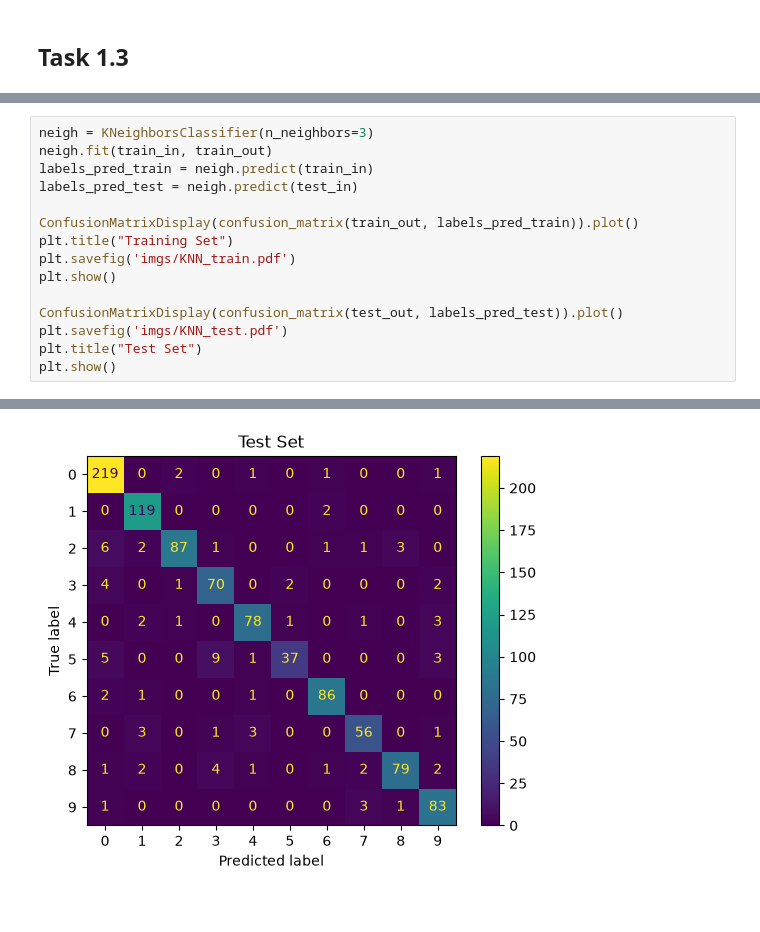
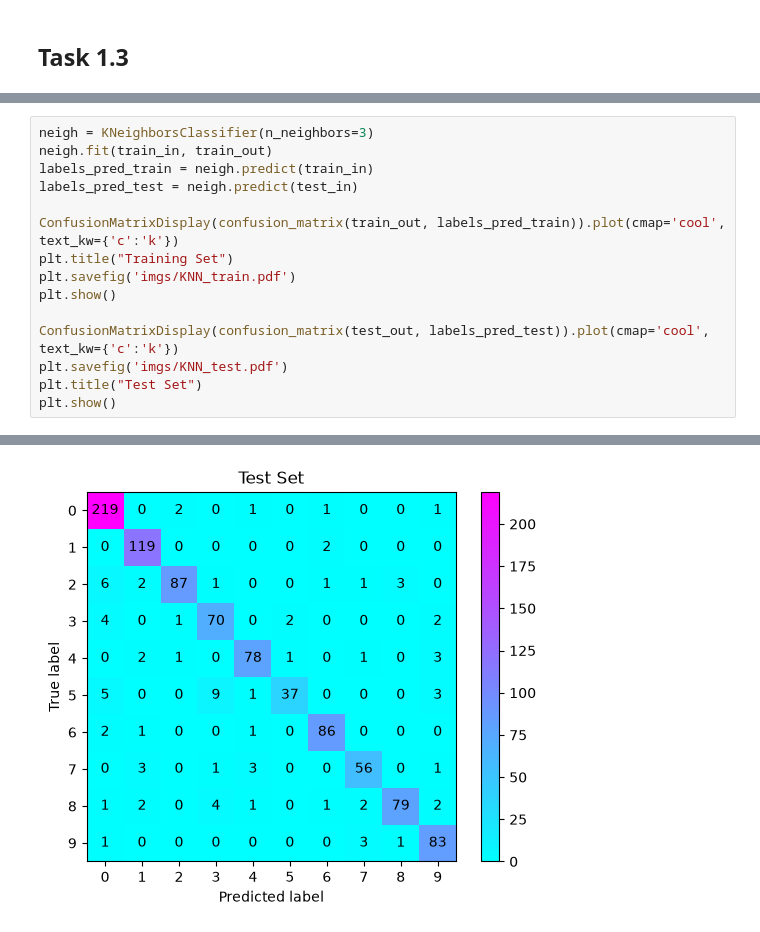
Before and after one commit to nielsklerk/IDL_Assignment0, a Jupyter notebook: task1.ipynb, the cells around one changed output, grey strips where cells are left out. Cells and saved outputs as stored; diff of their text form.

```diff
--- a/task1.ipynb
+++ b/task1.ipynb
@@ -201,12 +201,12 @@ neigh.fit(train_in, train_out)
 labels_pred_train = neigh.predict(train_in)
 labels_pred_test = neigh.predict(test_in)
 
-ConfusionMatrixDisplay(confusion_matrix(train_out, labels_pred_train)).plot()
+ConfusionMatrixDisplay(confusion_matrix(train_out, labels_pred_train)).plot(cmap='cool', text_kw={'c':'k'})
 plt.title("Training Set")
 plt.savefig('imgs/KNN_train.pdf')
 plt.show()
 
-ConfusionMatrixDisplay(confusion_matrix(test_out, labels_pred_test)).plot()
+ConfusionMatrixDisplay(confusion_matrix(test_out, labels_pred_test)).plot(cmap='cool', text_kw={'c':'k'})
 plt.savefig('imgs/KNN_test.pdf')
 plt.title("Test Set")
 plt.show()
@@ -215 +215 @@ plt.show()
-[figure, old version]
+[figure, new version]
```
Also changed, not shown: parts of 2 cells of this notebook, 4 other files.
